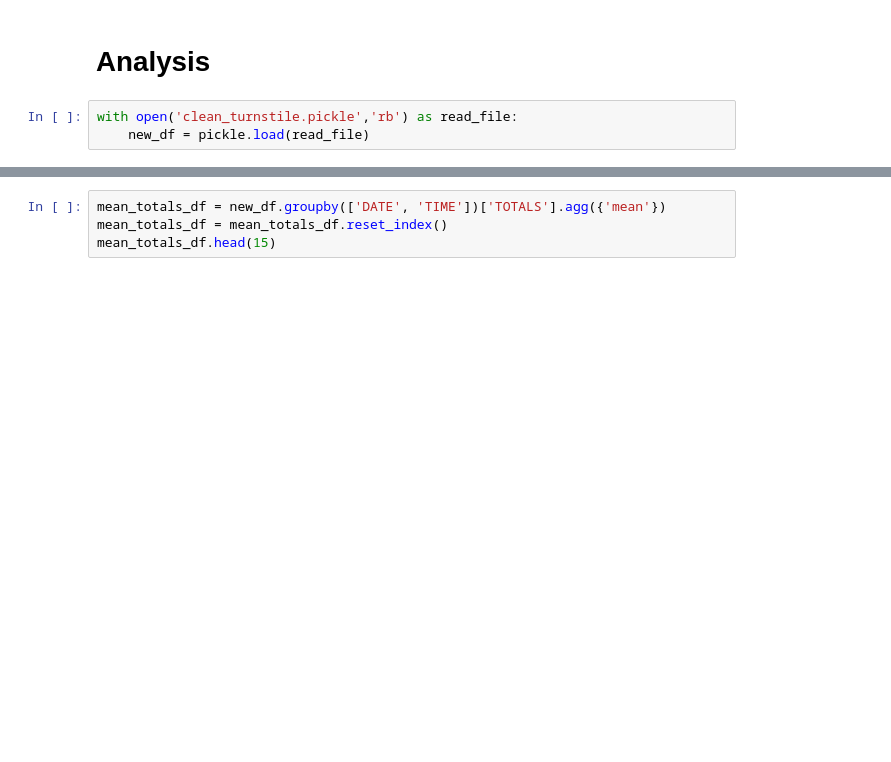
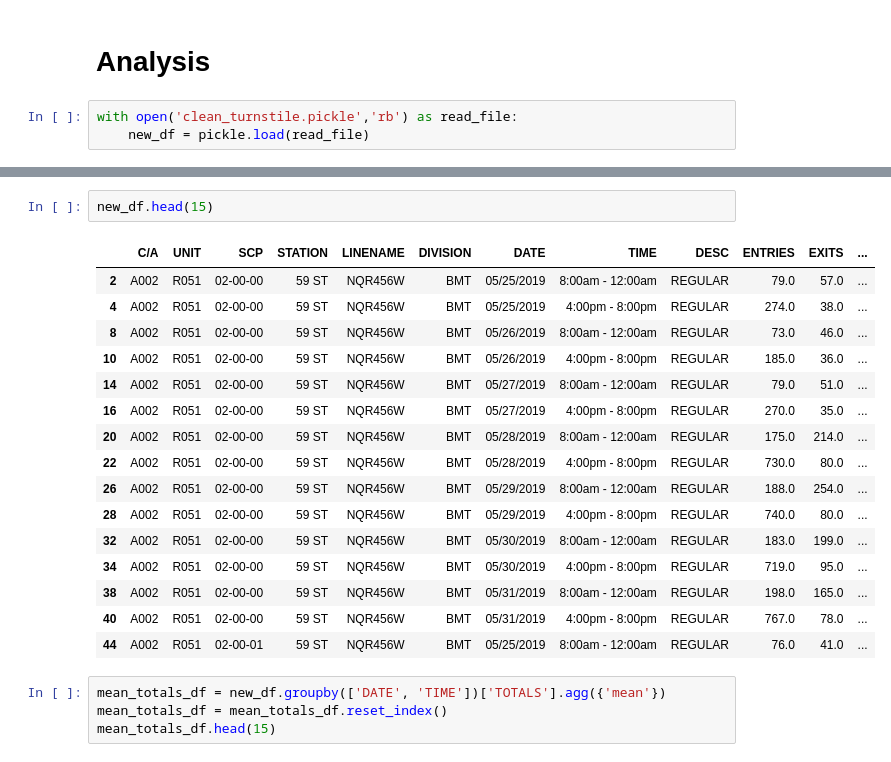
Before and after one commit to jporcaro1771/Gala_Project, a Jupyter notebook: Clean Turnstile Totals.ipynb, the cells around one changed output, grey strips where cells are left out. Cells and saved outputs as stored; diff of their text form; blank space fills up the shorter version.

```diff
--- a/Clean Turnstile Totals.ipynb
+++ b/Clean Turnstile Totals.ipynb
@@ -343,3 +341,22 @@ for i, v in enumerate(top_ten_station['TOTALS']):
+# %%
+new_df.head(15)
+# %% [output]
+|  | C/A | UNIT | SCP | STATION | LINENAME | DIVISION | DATE | TIME | DESC | ENTRIES | EXITS | ... |
+| 2 | A002 | R051 | 02-00-00 | 59 ST | NQR456W | BMT | 05/25/2019 | 8:00am - 12:00am | REGULAR | 79.0 | 57.0 | ... |
+| 4 | A002 | R051 | 02-00-00 | 59 ST | NQR456W | BMT | 05/25/2019 | 4:00pm - 8:00pm | REGULAR | 274.0 | 38.0 | ... |
+| 8 | A002 | R051 | 02-00-00 | 59 ST | NQR456W | BMT | 05/26/2019 | 8:00am - 12:00am | REGULAR | 73.0 | 46.0 | ... |
+| 10 | A002 | R051 | 02-00-00 | 59 ST | NQR456W | BMT | 05/26/2019 | 4:00pm - 8:00pm | REGULAR | 185.0 | 36.0 | ... |
+| 14 | A002 | R051 | 02-00-00 | 59 ST | NQR456W | BMT | 05/27/2019 | 8:00am - 12:00am | REGULAR | 79.0 | 51.0 | ... |
+| 16 | A002 | R051 | 02-00-00 | 59 ST | NQR456W | BMT | 05/27/2019 | 4:00pm - 8:00pm | REGULAR | 270.0 | 35.0 | ... |
+| 20 | A002 | R051 | 02-00-00 | 59 ST | NQR456W | BMT | 05/28/2019 | 8:00am - 12:00am | REGULAR | 175.0 | 214.0 | ... |
+| 22 | A002 | R051 | 02-00-00 | 59 ST | NQR456W | BMT | 05/28/2019 | 4:00pm - 8:00pm | REGULAR | 730.0 | 80.0 | ... |
+| 26 | A002 | R051 | 02-00-00 | 59 ST | NQR456W | BMT | 05/29/2019 | 8:00am - 12:00am | REGULAR | 188.0 | 254.0 | ... |
+| 28 | A002 | R051 | 02-00-00 | 59 ST | NQR456W | BMT | 05/29/2019 | 4:00pm - 8:00pm | REGULAR | 740.0 | 80.0 | ... |
+| 32 | A002 | R051 | 02-00-00 | 59 ST | NQR456W | BMT | 05/30/2019 | 8:00am - 12:00am | REGULAR | 183.0 | 199.0 | ... |
+| 34 | A002 | R051 | 02-00-00 | 59 ST | NQR456W | BMT | 05/30/2019 | 4:00pm - 8:00pm | REGULAR | 719.0 | 95.0 | ... |
+| 38 | A002 | R051 | 02-00-00 | 59 ST | NQR456W | BMT | 05/31/2019 | 8:00am - 12:00am | REGULAR | 198.0 | 165.0 | ... |
+| 40 | A002 | R051 | 02-00-00 | 59 ST | NQR456W | BMT | 05/31/2019 | 4:00pm - 8:00pm | REGULAR | 767.0 | 78.0 | ... |
+| 44 | A002 | R051 | 02-00-01 | 59 ST | NQR456W | BMT | 05/25/2019 | 8:00am - 12:00am | REGULAR | 76.0 | 41.0 | ... |
 # %%
 mean_totals_df = new_df.groupby(['DATE', 'TIME'])['TOTALS'].agg({'mean'})
 mean_totals_df = mean_totals_df.reset_index()
```
Also changed, not shown: parts of 4 cells of this notebook.
